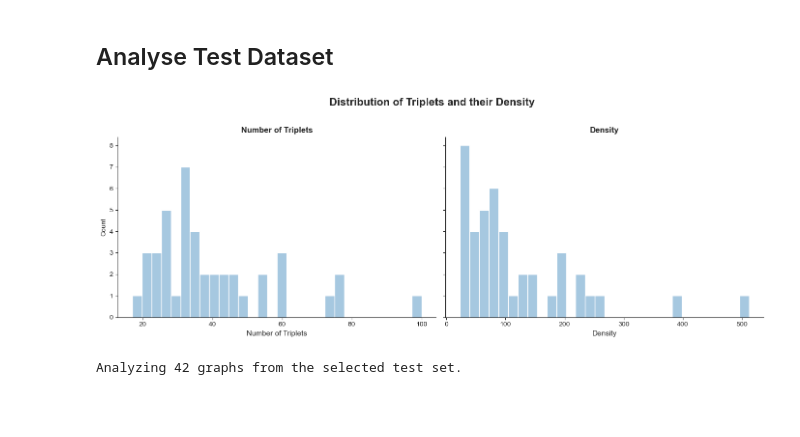
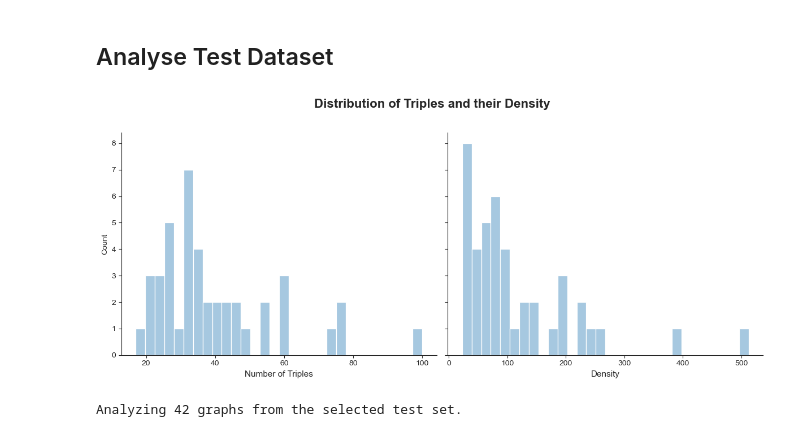
Before and after one commit to OskarKrafft/llm-generated-climate-policy-knowledge-graphs, a Jupyter notebook: notebooks/02-ground-truth-analysis.ipynb, the cells around one changed output. Cells and saved outputs as stored; diff of their text form; code cells hidden in the pictures; blank space fills up the shorter version.

Commit message:
updated figures

```diff
--- a/notebooks/02-ground-truth-analysis.ipynb
+++ b/notebooks/02-ground-truth-analysis.ipynb
@@ -466,7 +466,7 @@ def plot_metric_distributions_subplots(df, metrics, nrows=2, ncols=2, figsize=(1
 
     # Map of nice names for labels
     nice_names = {
-        'total_triples': 'Number of Triplets', # Updated label
+        'total_triples': 'Number of Triples', # Updated label
         'text_length': 'Text Length (chars)',
         'density_metric': 'Density', # Updated label
         'coverage_score': 'Coverage Score',
@@ -495,7 +495,7 @@ def plot_metric_distributions_subplots(df, metrics, nrows=2, ncols=2, figsize=(1
 
                 # Add suitable title and x-axis label for each subplot
                 nice_name = nice_names.get(metric, metric)
-                ax.set_title(nice_name, fontsize=12, fontweight='bold')
+                # ax.set_title(nice_name, fontsize=12, fontweight='bold')
                 ax.set_xlabel(nice_name, fontsize=11) # Set the x-axis label explicitly
 
                 # Set log scale if requested
@@ -887,8 +887,8 @@ def select_test_dataset(df, n_articles=72, random_seed=42):
 
     return selected_articles
 # %%
-# selected_articles = select_test_dataset(article_metrics, n_articles=42)
-# selected_articles
+selected_articles = select_test_dataset(article_metrics, n_articles=42)
+selected_articles
 # %% [output]
 Density-based selection: [12, 10, 8, 6, 6] articles per density quantile (low to high)
 Selected 12 articles from density quantile 0. Remaining: 30
@@ -934,23 +932,23 @@ Exported 42 test articles to /Users/oskarkrafft/Desktop/Projects/LLM-policy-know
 # %%
 # List of metrics to plot with shared y-axis
 relevant_columns = ['total_triples', 'density_metric']
 
 # Create a 2x2 grid with shared y-axis
 fig, axes = plot_metric_distributions_subplots(
     selected_articles,
     relevant_columns,
     nrows=1, # Adjusted nrows to 1 since only 2 plots
     ncols=2, # Adjusted ncols to 2 since only 2 plots
-    figsize=(14, 5), # Adjusted figsize for a single row
+    figsize=(12, 5), # Adjusted figsize for a single row
     theme='apa',
-    title='Distribution of Triplets and their Density',
+    title='Distribution of Triples and their Density',
     share_y=True,
     kde=False
 )
 
 plt.show()
 # %% [output]
-[figure, old version]
+[figure, new version]
 # %%
 # --- Filter graphs for selected test articles ---
 selected_article_ids = set(selected_articles['article_id'])
```
Also changed, not shown: parts of 2 cells of this notebook, 3 other files.
